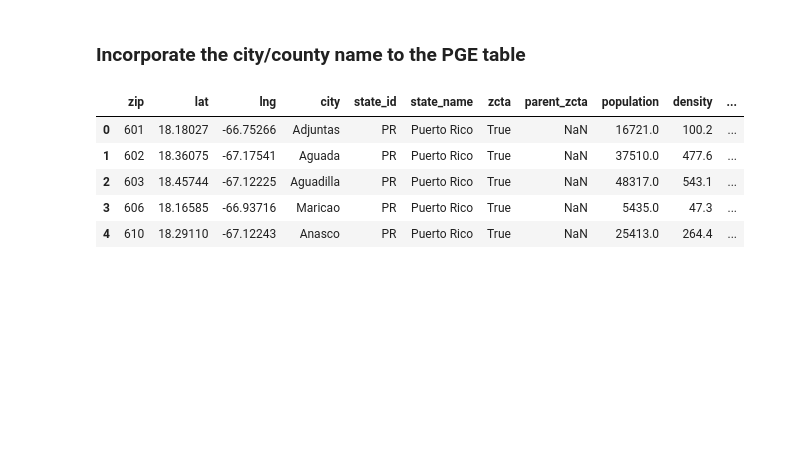
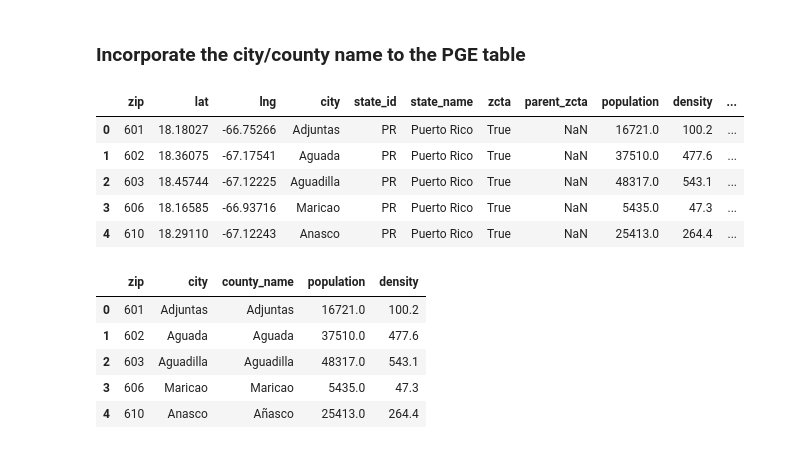
Before and after one commit to kaia-hu/Energy_Load_Forcasting, a Jupyter notebook: PGE_data_cleaning.ipynb, the cells around one changed output. Saved outputs shown, nothing was run; the diff lists cells and outputs as text; code cells hidden in the pictures; blank space fills up the shorter version.

```diff
--- a/PGE_data_cleaning.ipynb
+++ b/PGE_data_cleaning.ipynb
@@ -327,3 +327,13 @@ us_zip.head()
 | 2 | 603 | 18.45744 | -67.12225 | Aguadilla | PR | Puerto Rico | True | NaN | 48317.0 | 543.1 | ... |
 | 3 | 606 | 18.16585 | -66.93716 | Maricao | PR | Puerto Rico | True | NaN | 5435.0 | 47.3 | ... |
 | 4 | 610 | 18.29110 | -67.12243 | Anasco | PR | Puerto Rico | True | NaN | 25413.0 | 264.4 | ... |
+# %%
+zip_filter = us_zip[['zip', 'city', 'county_name', 'population', 'density']]
+zip_filter.head()
+# %% [output]
+|  | zip | city | county_name | population | density |
+| 0 | 601 | Adjuntas | Adjuntas | 16721.0 | 100.2 |
+| 1 | 602 | Aguada | Aguada | 37510.0 | 477.6 |
+| 2 | 603 | Aguadilla | Aguadilla | 48317.0 | 543.1 |
+| 3 | 606 | Maricao | Maricao | 5435.0 | 47.3 |
+| 4 | 610 | Anasco | Añasco | 25413.0 | 264.4 |
```
Also changed, not shown: parts of 8 cells of this notebook.
